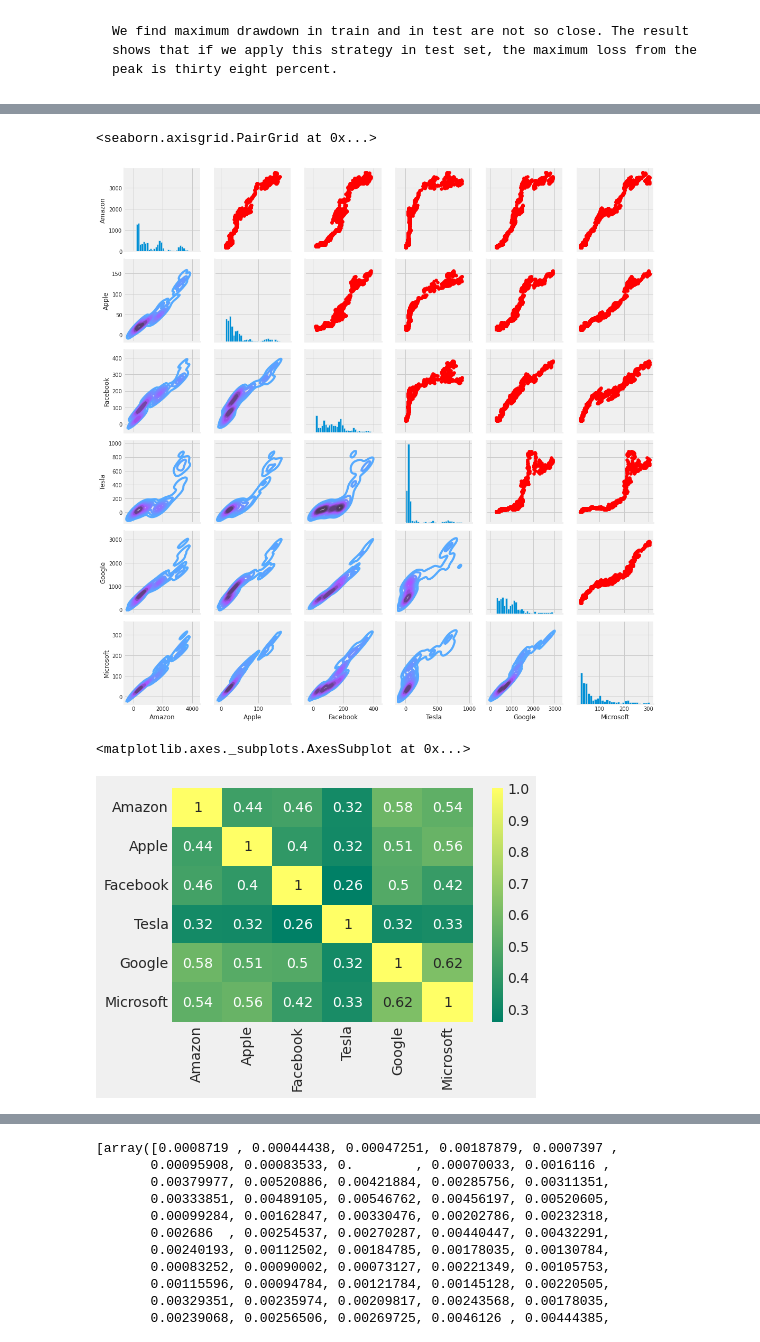
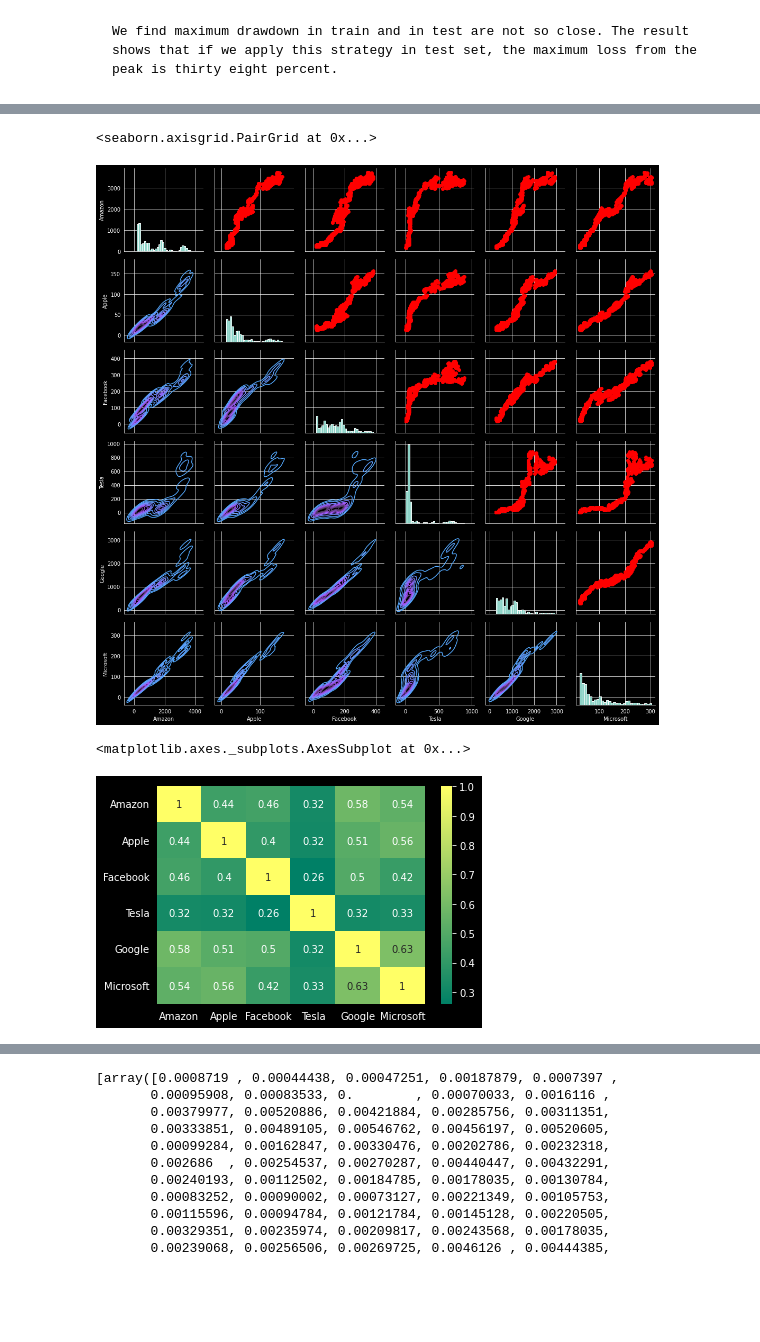
Before and after one commit to KotaMaheshKumar/Stock-Market-Price_Prediction, a Jupyter notebook: Stock_Financial_Analysis_.ipynb, the cells around one changed output, grey strips where cells are left out. Cells and saved outputs as stored; diff of their text form; code cells hidden in the pictures; blank space fills up the shorter version.

```diff
--- a/Stock_Financial_Analysis_.ipynb
+++ b/Stock_Financial_Analysis_.ipynb
@@ -879,5 +901,7 @@ From the mirror of a Sharpe ratio and maximum drawdown, we can tell that the per
 # %%
+import pandas as pd
+import numpy as np
 import matplotlib.pyplot as plt
 import seaborn as sns
-sns.set_style('whitegrid')
-plt.style.use('fivethirtyeight')
+sns.set_style('darkgrid')
+plt.style.use('dark_background')
@@ -1067,0 +1056,4 @@ tech_rets.head()
+# %%
+# Daily returns of all the stocks
+daily_returns= close_df.pct_change()
+daily_returns.head()
@@ -1098,15 +1099,16 @@ return_fig.map_diag(plt.hist, bins=30)
 # %%
+# For the close_df dataframe
 returns_fig = sns.PairGrid(close_df)
 returns_fig.map_upper(plt.scatter, color = 'red')
 returns_fig.map_lower(sns.kdeplot, cmap = 'cool_d')
 returns_fig.map_diag(plt.hist,bins= 30 )
 # %% [output]
 <seaborn.axisgrid.PairGrid at 0x...>
-[figure, old version]
+[figure, new version]
 # %%
-#correlation matrix
-sns.heatmap(tech_rets.corr(),annot= True,cmap= 'summer')
+#correlation matrix for daily returns
+sns.heatmap(daily_returns.corr(),annot= True,cmap= 'summer')
 # %% [output]
 <matplotlib.axes._subplots.AxesSubplot at 0x...>
-[figure, old version]
+[figure, new version]
 # %%
```
Also changed, not shown: parts of 95 cells of this notebook.
